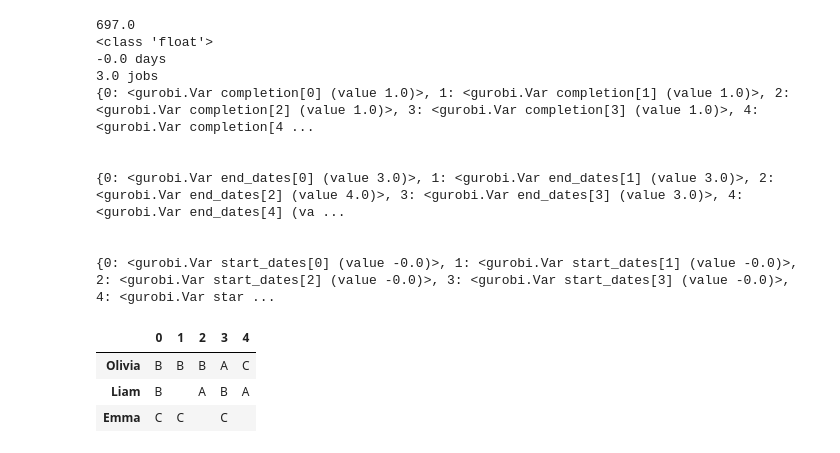
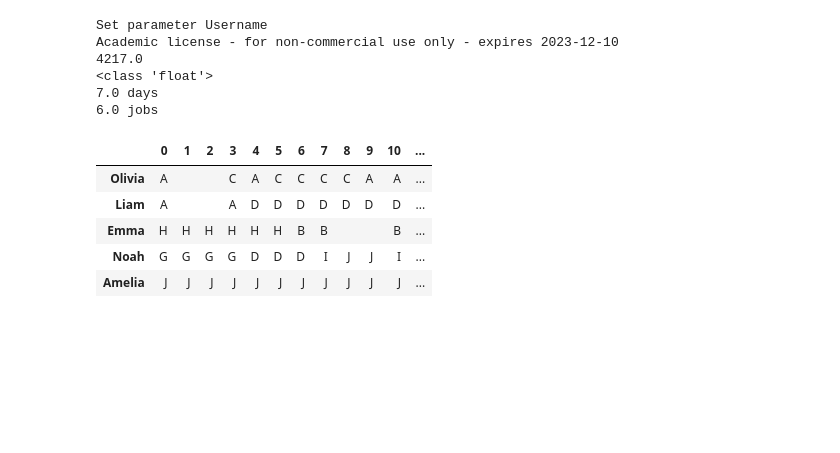
Before and after one commit to NicolasPeruchot/decision, a Jupyter notebook: notebooks/modelisation_benef.ipynb, the cells around one changed output. Drawn from its saved outputs; the diff is of its cells as text; code cells hidden in the pictures; blank space fills up the shorter version.

```diff
--- a/notebooks/modelisation_benef.ipynb
+++ b/notebooks/modelisation_benef.ipynb
@@ -115,7 +127,9 @@ def add_vacation_constraints(model, n_staff, horizon, n_qualifs, n_jobs, X, data
     )
 # %%
 def add_constraints_employees_working_only_one_day(model, X, J, data, n_staff, n_jobs, horizon, n_qualifs):
-    model.addConstrs(quicksum(X[i,j,k,l] for l in range(n_jobs) for k in range (n_qualifs)) <= 1 for i in range(n_staff) for j in range(horizon))
+    model.addConstrs(quicksum(X[i,j,k,l] for l in range(n_jobs) for k in range (n_qualifs)) <= 1
+                     for i in range(n_staff)
+                     for j in range(horizon))
 # %%
 def add_constraints_n_worked_days_per_jobs_person(model, X, n_worked_days_per_job_and_person, n_staff, n_jobs, horizon, n_qualifs):
     model.addConstrs( n_worked_days_per_job_and_person[i, l] == quicksum( X[i,j,k,l] for j in range(horizon) for k in range(n_qualifs))
@@ -138,9 +160,14 @@ def add_constraints_n_jobs_per_person(model, n_jobs_per_person, jobs_worked_on_b
 
 def add_constraint_max_jobs(model, max_jobs, n_jobs_per_person, jobs_worked_on_by_person, n_staff):
     model.addConstr(max_jobs == max_([n_jobs_per_person[i] for i in range(n_staff)]))
-# %%
-def add_constraint_max_days(model, max_days, J, E_D, S_D, n_jobs):
-    model.addConstr(max_days == max_([(E_D[l] - S_D[l]) for l in range(n_jobs)]))
+# %%
+def add_constraint_spans(model, spans, E_D, S_D, n_jobs):
+    model.addConstrs((spans[l] == (E_D[l] - S_D[l])+1) for l in range(n_jobs))
+
+def add_constraint_max_days(model, max_days, spans, n_jobs):
+    for l in range(n_jobs):
+        model.addConstr(max_days >= spans[l])
+    # model.addConstr(max_days == max_([spans[l] for l in range(n_jobs)]))
 # %%
 def add_profit_as_first_objective(model, J, L, jobs):
     model.setObjective(
@@ -174,14 +201,14 @@ def add_mono_objective(model, J, L, jobs, max_days, max_jobs):
     return model
 # %%
 # Importing data
-data = load_data(DATASET.TOY)
+data = load_data(DATASET.MEDIUM)
 n_staff, horizon, n_qualifs, n_jobs = get_dims(data)
 
 # Instanciation du modèle
 model = init_model()
 
 # Création des variables : binaires dans X et J, entières de 0 à horizon + 3
-model, X, J, S_D, E_D, L, n_jobs_per_person, jobs_worked_on_by_person, n_worked_days_per_job_and_person, max_jobs, max_days = create_decision_variables(model, n_staff, horizon, n_qualifs, n_jobs)
+model, X, J, S_D, E_D, L, n_jobs_per_person, jobs_worked_on_by_person, n_worked_days_per_job_and_person, max_jobs, max_days, spans = create_decision_variables(model, n_staff, horizon, n_qualifs, n_jobs)
 
 # maj du modèle
 model.update()
@@ -192,7 +219,7 @@ add_constraints_employees_working_only_one_day(model, X ,J,data,n_staff,n_jobs,h
 add_qualification_constraints(model, n_staff, horizon, n_qualifs, n_jobs, X, data)
 add_vacation_constraints(model, n_staff, horizon, n_qualifs, n_jobs, X, data)
 
-# add_constraints_start_dates(model, X, E_D, n_staff, horizon, n_qualifs, n_jobs)
+add_constraints_start_dates(model, X, S_D, n_staff, horizon, n_qualifs, n_jobs)
 add_constraints_end_dates(model, X, E_D, n_staff, horizon, n_qualifs, n_jobs)
 add_constraints_lateness(model, E_D, L, data["jobs"], n_staff, horizon, n_qualifs, n_jobs)
 
@@ -202,8 +229,10 @@ add_constraints_worked_days_above_required_days(model, X , J, data["jobs"], data
 add_constraints_n_worked_days_per_jobs_person(model, X, n_worked_days_per_job_and_person, n_staff, n_jobs, horizon, n_qualifs)
 add_constraints_jobs_worked_on_by_person(model, jobs_worked_on_by_person, n_worked_days_per_job_and_person, n_staff, n_jobs)
 add_constraints_n_jobs_per_person(model, n_jobs_per_person, jobs_worked_on_by_person, n_staff, n_jobs)
+add_constraint_spans(model, spans, E_D, S_D, n_jobs)
 
 add_constraint_max_jobs(model, max_jobs, n_jobs_per_person, jobs_worked_on_by_person, n_staff)
+add_constraint_max_days(model, max_days, spans, n_jobs)
 
 # maj du modèle
 model.update()
@@ -231,56 +260,55 @@ print(max_days.X, "days")
 print(max_jobs.X, "jobs")
 # print(n_jobs_per_person, "n_jobs_per_person")
 # print(max_jobs, "max_jobs")
-print(J, "completion")
-print("\n")
-print(E_D, "end_dates")
-print("\n")
-print(S_D, "start_dates")
+# print(J, "completion")
+# print("\n")
+# print(E_D, "end_dates")
+# print("\n")
+# print(S_D, "start_dates")
+# print("\n")
+# print(spans, "spans")
 # %% [output]
-697.0
+Set parameter Username
+Academic license - for non-commercial use only - expires 2023-12-10
+4217.0
 <class 'float'>
--0.0 days
-3.0 jobs
-{0: <gurobi.Var completion[0] (value 1.0)>, 1: <gurobi.Var completion[1] (value 1.0)>, 2: <gurobi.Var completion[2] (value 1.0)>, 3: <gurobi.Var completion[3] (value 1.0)>, 4: <gurobi.Var completion[4 ...
-
-
-{0: <gurobi.Var end_dates[0] (value 3.0)>, 1: <gurobi.Var end_dates[1] (value 3.0)>, 2: <gurobi.Var end_dates[2] (value 4.0)>, 3: <gurobi.Var end_dates[3] (value 3.0)>, 4: <gurobi.Var end_dates[4] (va ...
-
-
-{0: <gurobi.Var start_dates[0] (value -0.0)>, 1: <gurobi.Var start_dates[1] (value -0.0)>, 2: <gurobi.Var start_dates[2] (value -0.0)>, 3: <gurobi.Var start_dates[3] (value -0.0)>, 4: <gurobi.Var star ...
+7.0 days
+6.0 jobs
 # %%
 ## affichage solutions
 
 def format_df(styler):
     color = []
     for i in range(n_jobs):
         color.append('#%06X' % randint(0, 0xFFFFFF))
     styler.applymap(lambda x: f"background-color: {color[x[1]]}" if x[0]!=-1 else "background-color: black")
     styler.format(lambda x: data["qualifications"][x[0]] if x[0]!=-1 else "")
     return styler
 
 staffos = {i:[] for i in range(n_staff)}
 for i in range(n_staff):
     for j in range(horizon):
         done = False
         for k in range(n_qualifs):
             for l in range(n_jobs):
-                if X[(i, j, k, l)].X==1:
+                if round(X[(i, j, k, l)].X)==1:
                     staffos[i].append([k,l])
                     done = True
         if done==False:
             staffos[i].append([-1,-1])
 
 df=pd.DataFrame(staffos).T
 df.index=[data["staff"][i]["name"] for i in range(n_staff)]
 
 
 df.style.pipe(format_df)
 # %% [output]
-|  | 0 | 1 | 2 | 3 | 4 |
-| Olivia | B | B | B | A | C |
-| Liam | B |  | A | B | A |
-| Emma | C | C |  | C |  |
+|  | 0 | 1 | 2 | 3 | 4 | 5 | 6 | 7 | 8 | 9 | 10 | ... |
+| Olivia | A |  |  | C | A | C | C | C | C | A | A | ... |
+| Liam | A |  |  | A | D | D | D | D | D | D | D | ... |
+| Emma | H | H | H | H | H | H | B | B |  |  | B | ... |
+| Noah | G | G | G | G | D | D | D | I | J | J | I | ... |
+| Amelia | J | J | J | J | J | J | J | J | J | J | J | ... |
 # %%
 # # Objective Function 1: Maximize Profits
 # model.setObjective(sum(profit[j]*y[j] for j in projects) - sum(penalty[i,j]*x[i,j,k] for i in staff for j in qualifications for k in working_days), GRB.MAXIMIZE)
```
Also changed, not shown: parts of 5 cells of this notebook, 1 other file.
